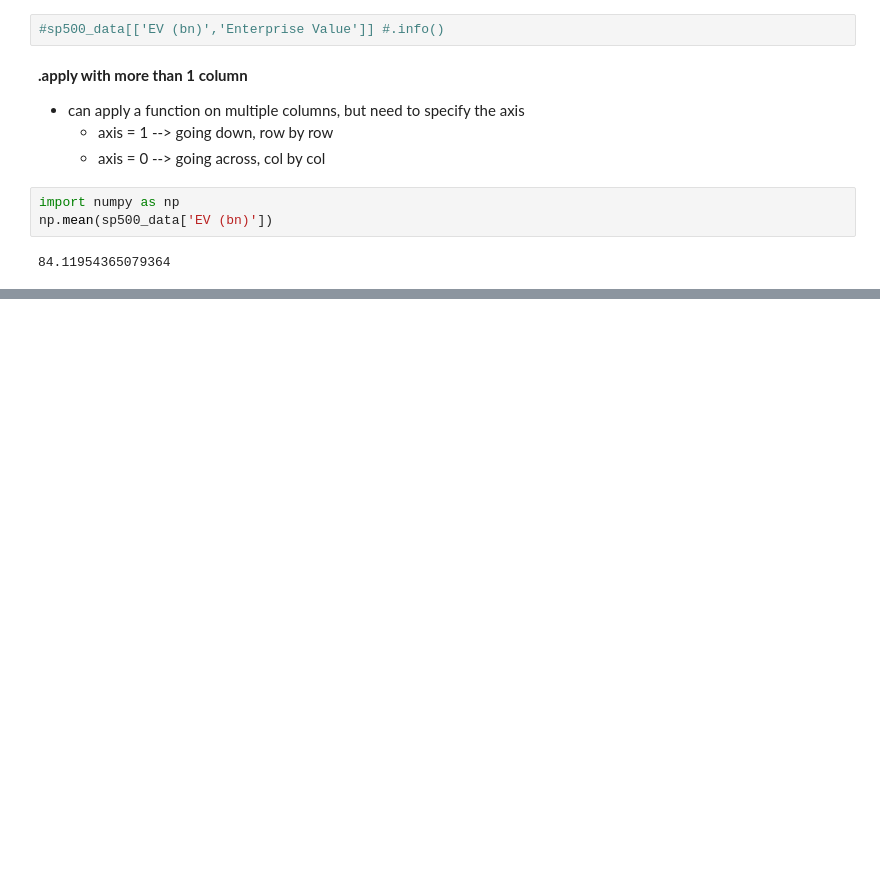
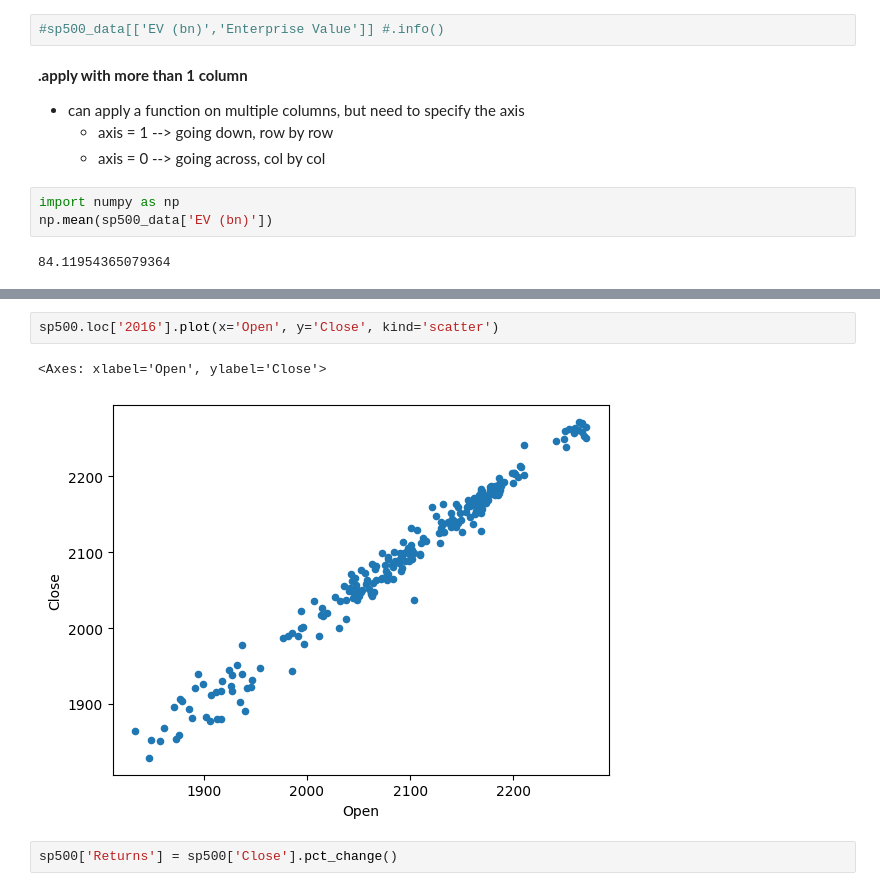
Before and after one commit to TheMarqueeGroup/JPM_DS_Oct2023, a Jupyter notebook: NotesDay2_NAMR.ipynb, the cells around one changed output, grey strips where cells are left out. Cells and saved outputs as stored; diff of their text form; blank space fills up the shorter version.

```diff
--- a/NotesDay2_NAMR.ipynb
+++ b/NotesDay2_NAMR.ipynb
@@ -169,0 +205,7 @@ Length: 1260, dtype: float64
+# %%
+sp500.loc['2016'].plot(x='Open', y='Close', kind='scatter')
+# %% [output]
+<Axes: xlabel='Open', ylabel='Close'>
+[figure, added]
+# %%
+sp500['Returns'] = sp500['Close'].pct_change()
```
Also changed, not shown: parts of 75 cells of this notebook.
